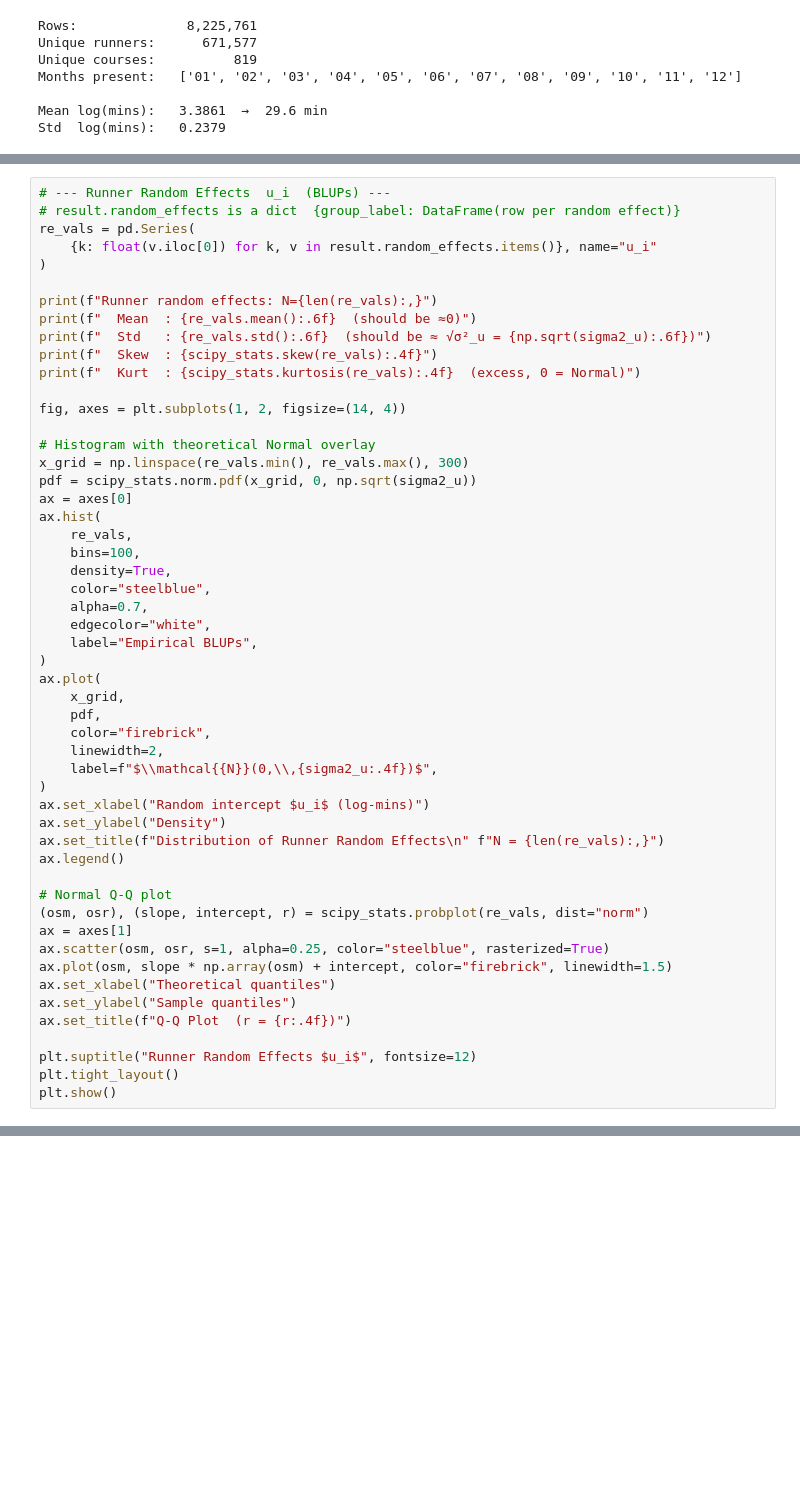
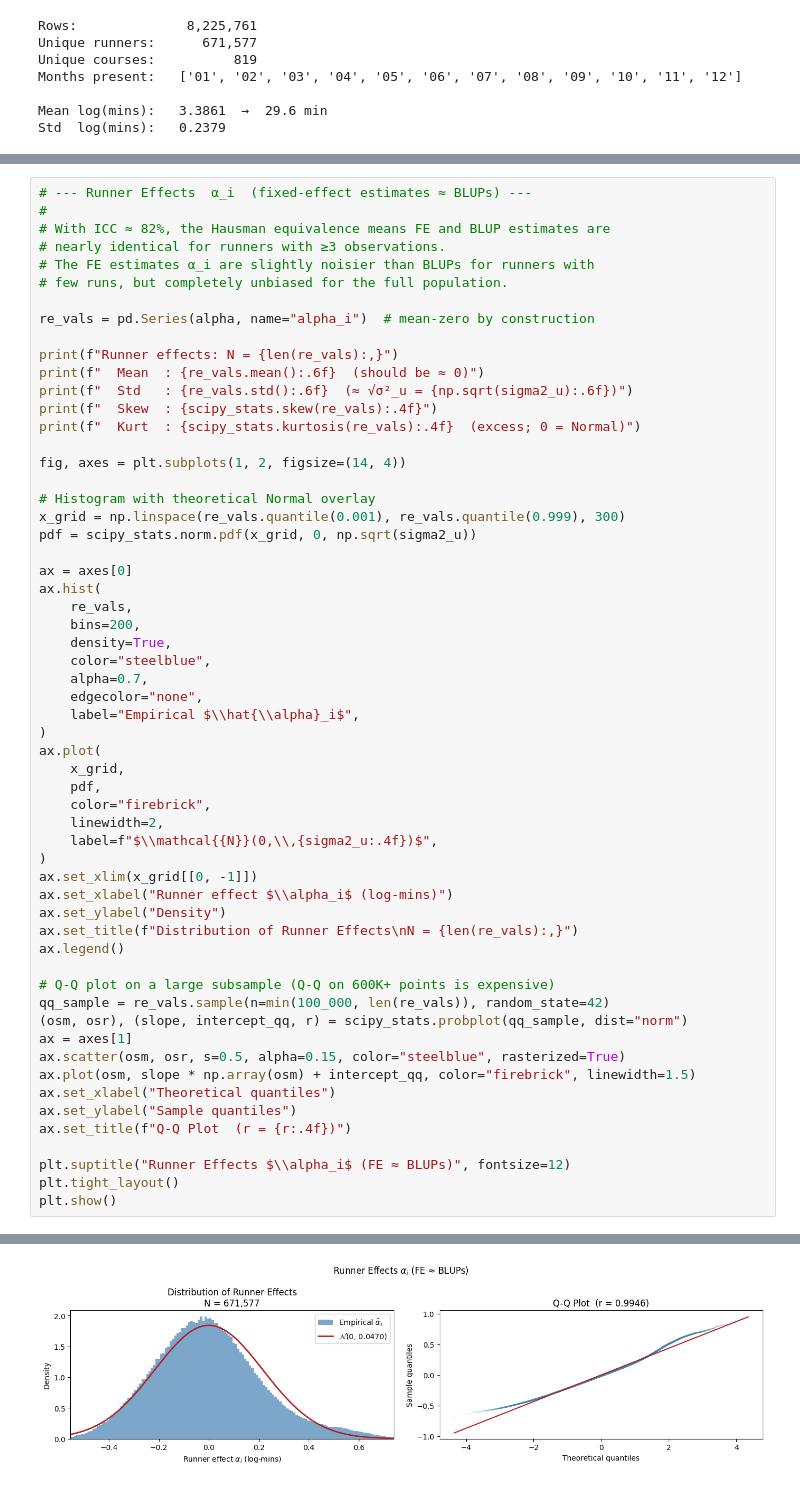
Before and after one commit to magnusross/running-analysis, a Jupyter notebook: model.ipynb, the cells around one changed output, grey strips where cells are left out. Drawn from its saved outputs; the diff is of its cells as text; blank space fills up the shorter version.

```diff
--- a/model.ipynb
+++ b/model.ipynb
@@ -239,30 +363,34 @@ for m, v in zip(month_pct.index, month_pct.values):
 # %%
-# --- Runner Random Effects  u_i  (BLUPs) ---
-# result.random_effects is a dict  {group_label: DataFrame(row per random effect)}
-re_vals = pd.Series(
-    {k: float(v.iloc[0]) for k, v in result.random_effects.items()}, name="u_i"
-)
+# --- Runner Effects  α_i  (fixed-effect estimates ≈ BLUPs) ---
+#
+# With ICC ≈ 82%, the Hausman equivalence means FE and BLUP estimates are
+# nearly identical for runners with ≥3 observations.
+# The FE estimates α_i are slightly noisier than BLUPs for runners with
+# few runs, but completely unbiased for the full population.
 
-print(f"Runner random effects: N={len(re_vals):,}")
-print(f"  Mean  : {re_vals.mean():.6f}  (should be ≈0)")
-print(f"  Std   : {re_vals.std():.6f}  (should be ≈ √σ²_u = {np.sqrt(sigma2_u):.6f})")
+re_vals = pd.Series(alpha, name="alpha_i")  # mean-zero by construction
+
+print(f"Runner effects: N = {len(re_vals):,}")
+print(f"  Mean  : {re_vals.mean():.6f}  (should be ≈ 0)")
+print(f"  Std   : {re_vals.std():.6f}  (≈ √σ²_u = {np.sqrt(sigma2_u):.6f})")
 print(f"  Skew  : {scipy_stats.skew(re_vals):.4f}")
-print(f"  Kurt  : {scipy_stats.kurtosis(re_vals):.4f}  (excess, 0 = Normal)")
+print(f"  Kurt  : {scipy_stats.kurtosis(re_vals):.4f}  (excess; 0 = Normal)")
 
 fig, axes = plt.subplots(1, 2, figsize=(14, 4))
 
 # Histogram with theoretical Normal overlay
-x_grid = np.linspace(re_vals.min(), re_vals.max(), 300)
+x_grid = np.linspace(re_vals.quantile(0.001), re_vals.quantile(0.999), 300)
 pdf = scipy_stats.norm.pdf(x_grid, 0, np.sqrt(sigma2_u))
+
 ax = axes[0]
 ax.hist(
     re_vals,
-    bins=100,
+    bins=200,
     density=True,
     color="steelblue",
     alpha=0.7,
-    edgecolor="white",
-    label="Empirical BLUPs",
+    edgecolor="none",
+    label="Empirical $\\hat{\\alpha}_i$",
 )
 ax.plot(
     x_grid,
@@ -271,20 +399,23 @@ ax.plot(
     linewidth=2,
     label=f"$\\mathcal{{N}}(0,\\,{sigma2_u:.4f})$",
 )
-ax.set_xlabel("Random intercept $u_i$ (log-mins)")
+ax.set_xlim(x_grid[[0, -1]])
+ax.set_xlabel("Runner effect $\\alpha_i$ (log-mins)")
 ax.set_ylabel("Density")
-ax.set_title(f"Distribution of Runner Random Effects\n" f"N = {len(re_vals):,}")
+ax.set_title(f"Distribution of Runner Effects\nN = {len(re_vals):,}")
 ax.legend()
 
-# Normal Q-Q plot
-(osm, osr), (slope, intercept, r) = scipy_stats.probplot(re_vals, dist="norm")
+# Q-Q plot on a large subsample (Q-Q on 600K+ points is expensive)
+qq_sample = re_vals.sample(n=min(100_000, len(re_vals)), random_state=42)
+(osm, osr), (slope, intercept_qq, r) = scipy_stats.probplot(qq_sample, dist="norm")
 ax = axes[1]
-ax.scatter(osm, osr, s=1, alpha=0.25, color="steelblue", rasterized=True)
-ax.plot(osm, slope * np.array(osm) + intercept, color="firebrick", linewidth=1.5)
+ax.scatter(osm, osr, s=0.5, alpha=0.15, color="steelblue", rasterized=True)
+ax.plot(osm, slope * np.array(osm) + intercept_qq, color="firebrick", linewidth=1.5)
 ax.set_xlabel("Theoretical quantiles")
 ax.set_ylabel("Sample quantiles")
 ax.set_title(f"Q-Q Plot  (r = {r:.4f})")
 
-plt.suptitle("Runner Random Effects $u_i$", fontsize=12)
+plt.suptitle("Runner Effects $\\alpha_i$ (FE ≈ BLUPs)", fontsize=12)
 plt.tight_layout()
 plt.show()
+# %% [output]
@@ -291,2 +427,3 @@ plt.show()
+[figure, added]
 # %%
 # --- Residual Diagnostics  ε_ijk ---
```
Also changed, not shown: parts of 8 cells of this notebook, 3 other files.
